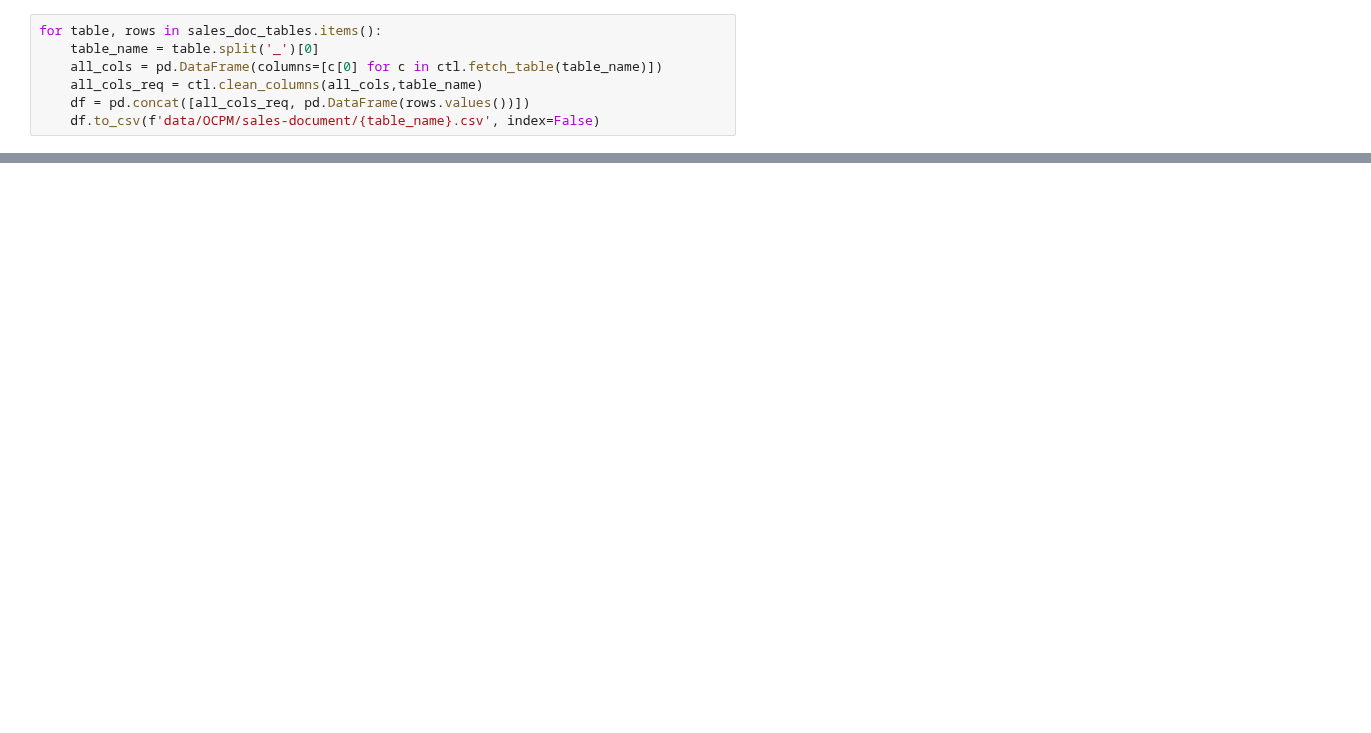
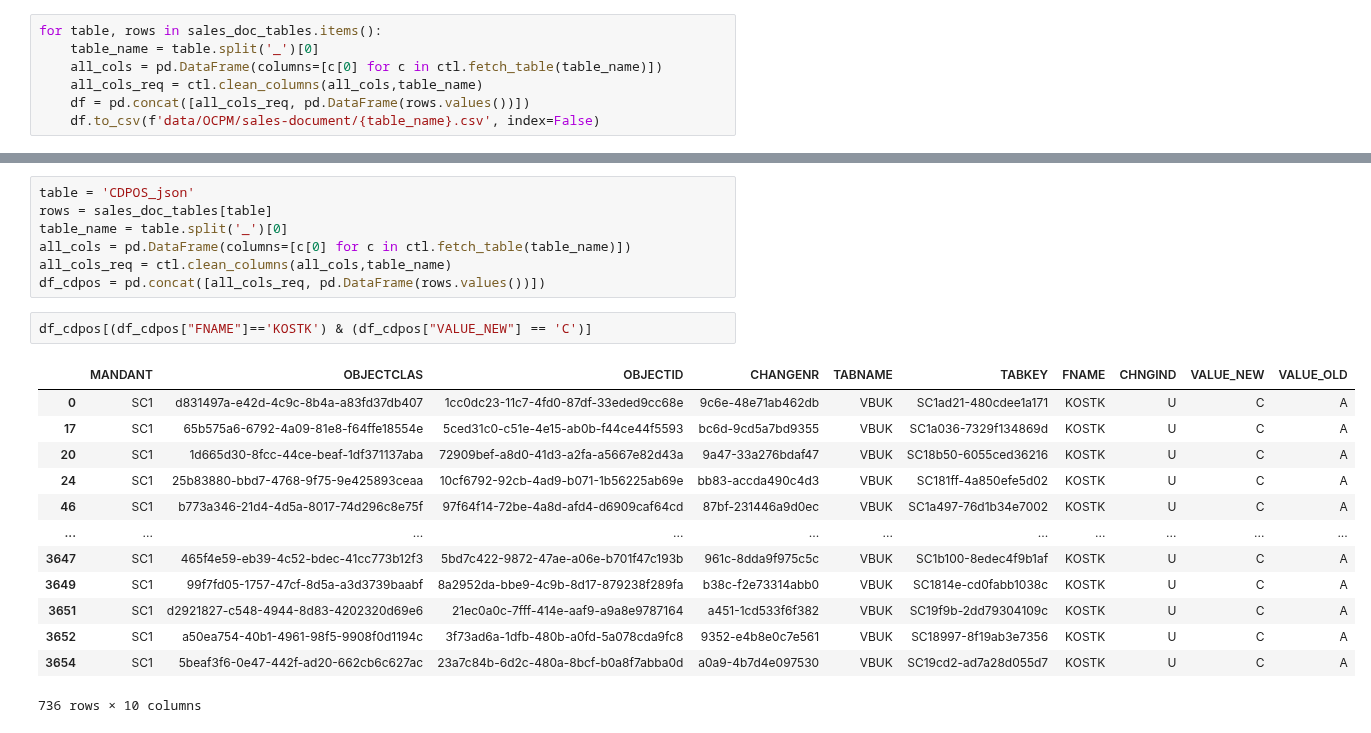
Before and after one commit to NaolGB/Sourcream, a Jupyter notebook: om.ipynb, the cells around one changed output, grey strips where cells are left out. Saved outputs shown, nothing was run; the diff lists cells and outputs as text; blank space fills up the shorter version.

```diff
--- a/om.ipynb
+++ b/om.ipynb
@@ -426,0 +493,23 @@ for table, rows in sales_doc_tables.items():
+# %%
+table = 'CDPOS_json'
+rows = sales_doc_tables[table]
+table_name = table.split('_')[0]
+all_cols = pd.DataFrame(columns=[c[0] for c in ctl.fetch_table(table_name)])
+all_cols_req = ctl.clean_columns(all_cols,table_name)
+df_cdpos = pd.concat([all_cols_req, pd.DataFrame(rows.values())])
+# %%
+df_cdpos[(df_cdpos["FNAME"]=='KOSTK') & (df_cdpos["VALUE_NEW"] == 'C')]
+# %% [output]
+|  | MANDANT | OBJECTCLAS | OBJECTID | CHANGENR | TABNAME | TABKEY | FNAME | CHNGIND | VALUE_NEW | VALUE_OLD |
+| 0 | SC1 | d831497a-e42d-4c9c-8b4a-a83fd37db407 | 1cc0dc23-11c7-4fd0-87df-33eded9cc68e | 9c6e-48e71ab462db | VBUK | SC1ad21-480cdee1a171 | KOSTK | U | C | A |
+| 17 | SC1 | 65b575a6-6792-4a09-81e8-f64ffe18554e | 5ced31c0-c51e-4e15-ab0b-f44ce44f5593 | bc6d-9cd5a7bd9355 | VBUK | SC1a036-7329f134869d | KOSTK | U | C | A |
+| 20 | SC1 | 1d665d30-8fcc-44ce-beaf-1df371137aba | 72909bef-a8d0-41d3-a2fa-a5667e82d43a | 9a47-33a276bdaf47 | VBUK | SC18b50-6055ced36216 | KOSTK | U | C | A |
+| 24 | SC1 | 25b83880-bbd7-4768-9f75-9e425893ceaa | 10cf6792-92cb-4ad9-b071-1b56225ab69e | bb83-accda490c4d3 | VBUK | SC181ff-4a850efe5d02 | KOSTK | U | C | A |
+| 46 | SC1 | b773a346-21d4-4d5a-8017-74d296c8e75f | 97f64f14-72be-4a8d-afd4-d6909caf64cd | 87bf-231446a9d0ec | VBUK | SC1a497-76d1b34e7002 | KOSTK | U | C | A |
+| ... | ... | ... | ... | ... | ... | ... | ... | ... | ... | ... |
+| 3647 | SC1 | 465f4e59-eb39-4c52-bdec-41cc773b12f3 | 5bd7c422-9872-47ae-a06e-b701f47c193b | 961c-8dda9f975c5c | VBUK | SC1b100-8edec4f9b1af | KOSTK | U | C | A |
+| 3649 | SC1 | 99f7fd05-1757-47cf-8d5a-a3d3739baabf | 8a2952da-bbe9-4c9b-8d17-879238f289fa | b38c-f2e73314abb0 | VBUK | SC1814e-cd0fabb1038c | KOSTK | U | C | A |
+| 3651 | SC1 | d2921827-c548-4944-8d83-4202320d69e6 | 21ec0a0c-7fff-414e-aaf9-a9a8e9787164 | a451-1cd533f6f382 | VBUK | SC19f9b-2dd79304109c | KOSTK | U | C | A |
+| 3652 | SC1 | a50ea754-40b1-4961-98f5-9908f0d1194c | 3f73ad6a-1dfb-480b-a0fd-5a078cda9fc8 | 9352-e4b8e0c7e561 | VBUK | SC18997-8f19ab3e7356 | KOSTK | U | C | A |
+| 3654 | SC1 | 5beaf3f6-0e47-442f-ad20-662cb6c627ac | 23a7c84b-6d2c-480a-8bcf-b0a8f7abba0d | a0a9-4b7d4e097530 | VBUK | SC19cd2-ad7a28d055d7 | KOSTK | U | C | A |
+736 rows × 10 columns
```
Also changed, not shown: parts of 7 cells of this notebook, 1 other file.
